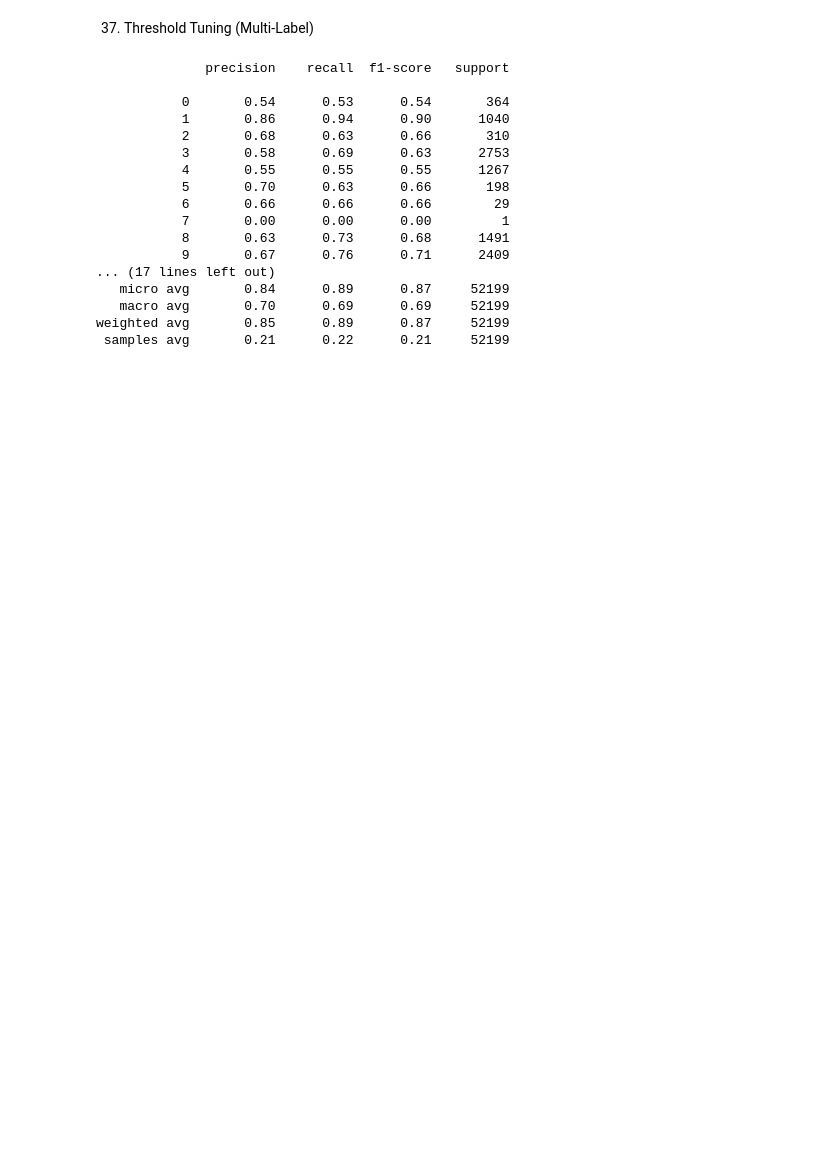
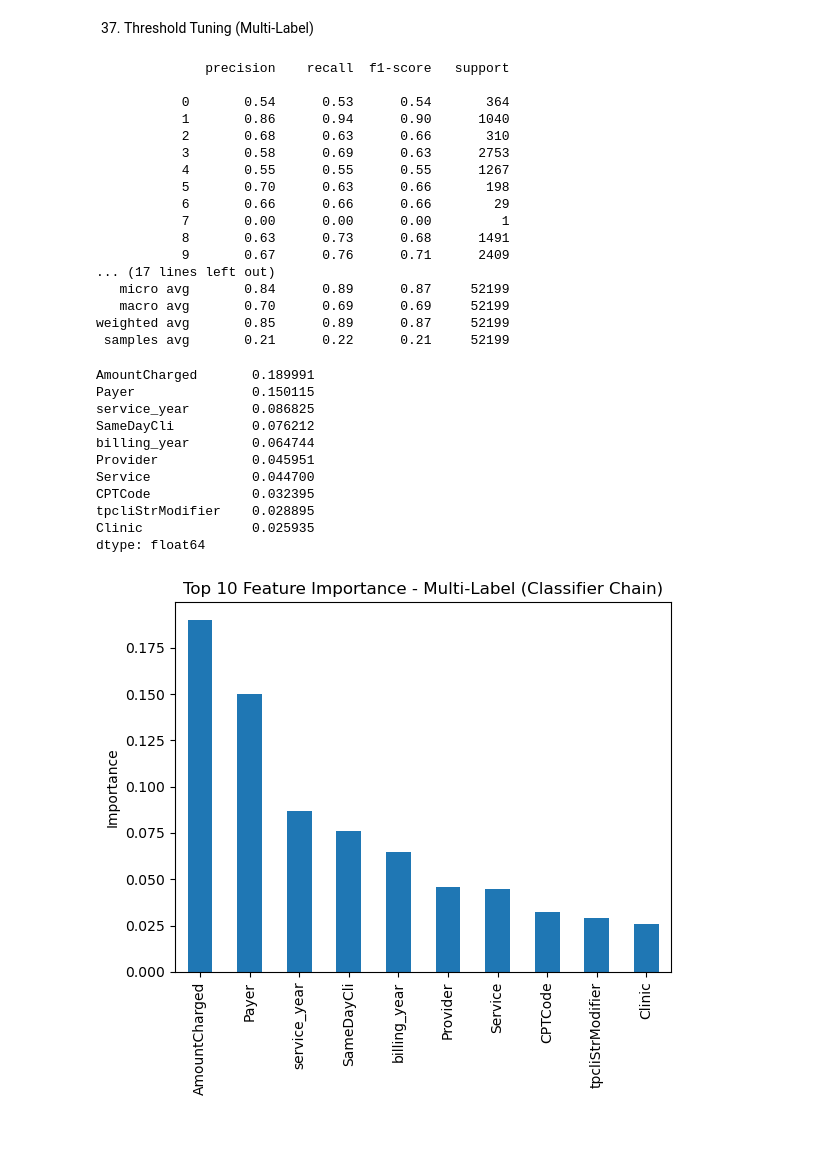
Before and after one commit to Akshata1712/Checkpoint-4, a Jupyter notebook: checkpoint4.ipynb, the cells around one changed output. Saved outputs shown, nothing was run; the diff lists cells and outputs as text; code cells hidden in the pictures; blank space fills up the shorter version.

```diff
--- a/checkpoint4.ipynb
+++ b/checkpoint4.ipynb
@@ -831,6 +866,58 @@ print(classification_report(y_test_ml, y_pred_thresh))
    macro avg       0.70      0.69      0.69     52199
 weighted avg       0.85      0.89      0.87     52199
  samples avg       0.21      0.22      0.21     52199
+# %%
+import numpy as np
+import pandas as pd
+import matplotlib.pyplot as plt
+
+n_features = len(X_ml_enc.columns)  # expected = 21
+
+all_importances = []
+
+for estimator in cc_model.estimators_:
+    imp = estimator.feature_importances_
+
+    # Create fixed-size array
+    fixed_imp = np.zeros(n_features)
+
+    # Fill only available positions
+    length = min(len(imp), n_features)
+    fixed_imp[:length] = imp[:length]
+
+    all_importances.append(fixed_imp)
+
+# Convert to array → now shapes match
+all_importances = np.array(all_importances)
+
+# Average
+mean_importance = np.mean(all_importances, axis=0)
+
+# Convert to Series
+feat_imp_ml = pd.Series(mean_importance, index=X_ml_enc.columns)
+feat_imp_ml = feat_imp_ml.sort_values(ascending=False)
+
+print(feat_imp_ml.head(10))
+
+# Plot
+plt.figure()
+feat_imp_ml.head(10).plot(kind='bar')
+plt.title("Top 10 Feature Importance - Multi-Label (Classifier Chain)")
+plt.ylabel("Importance")
+plt.show()
+# %% [output]
+AmountCharged       0.189991
+Payer               0.150115
+service_year        0.086825
+SameDayCli          0.076212
+billing_year        0.064744
+Provider            0.045951
+Service             0.044700
+CPTCode             0.032395
+tpcliStrModifier    0.028895
+Clinic              0.025935
+dtype: float64
+[figure, added]
 # %% [markdown]
 ###
 # %%
```
Also changed, not shown: parts of 2 cells of this notebook.
